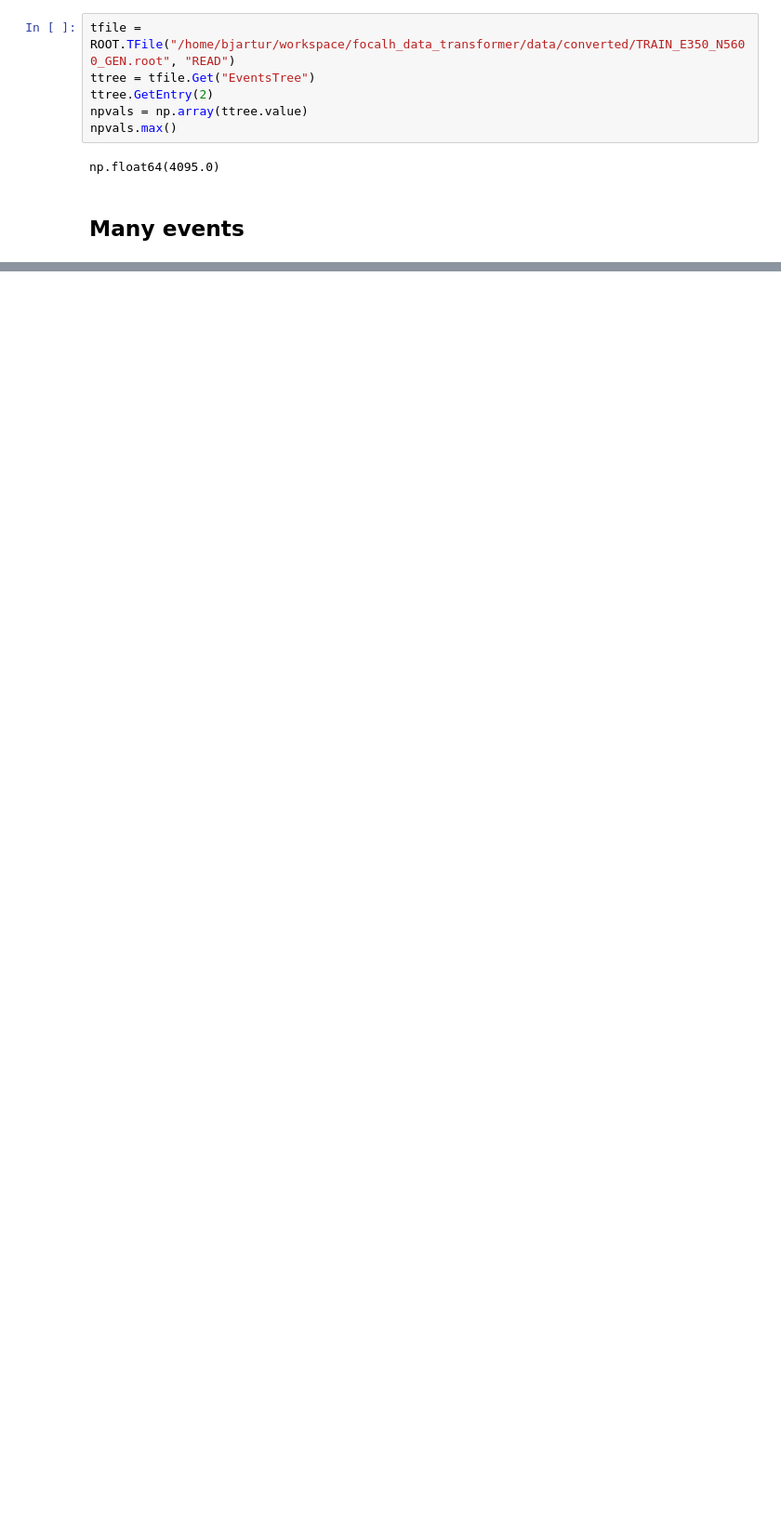
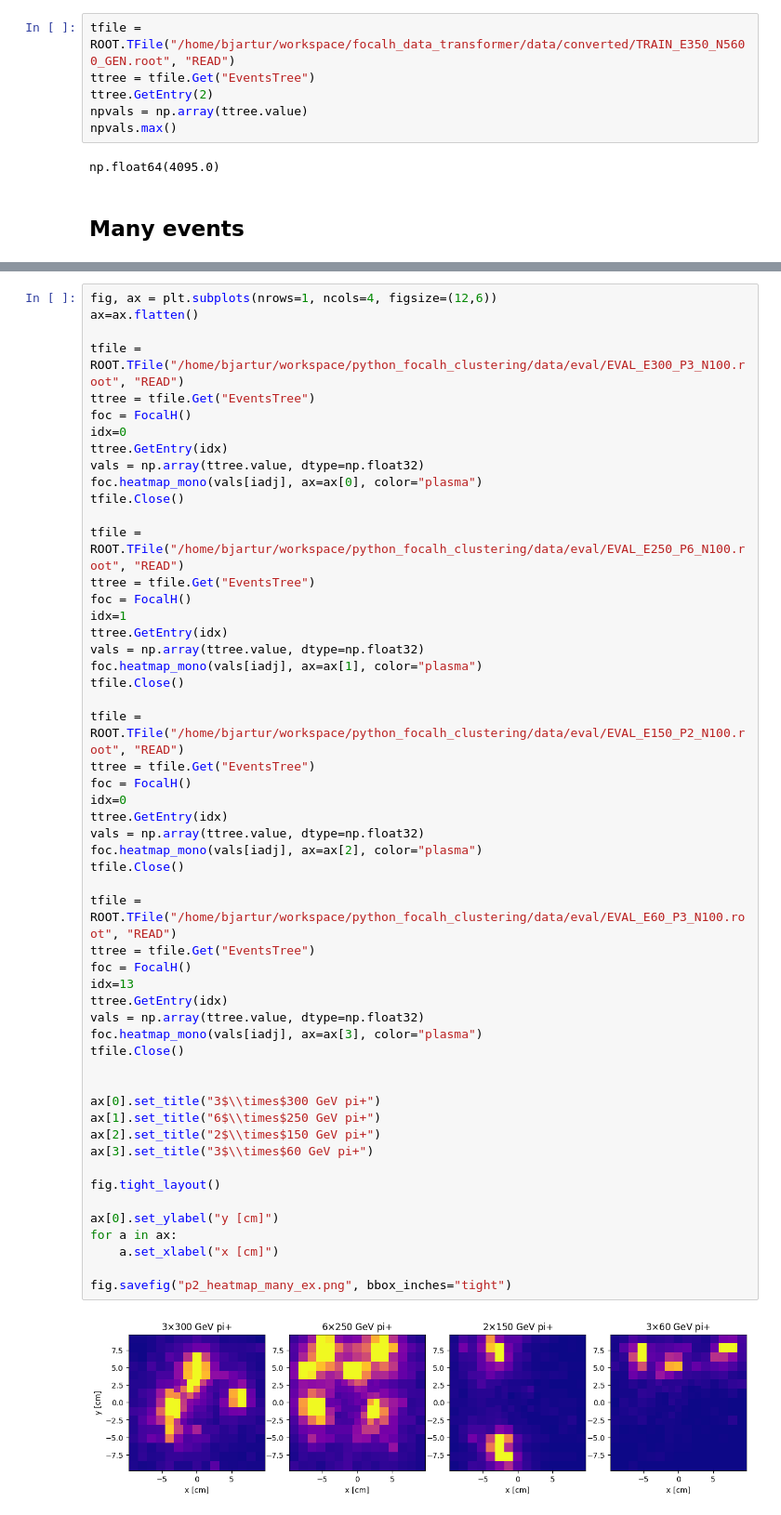
Before and after one commit to Bjartensen/python_focalh_clustering, a Jupyter notebook: notebooks/inspect.ipynb, the cells around one changed output, grey strips where cells are left out. Shown: that part at 93% size. Saved outputs shown, nothing was run; the diff lists cells and outputs as text; blank space fills up the shorter version.

```diff
--- a/notebooks/inspect.ipynb
+++ b/notebooks/inspect.ipynb
@@ -100,0 +143,55 @@ plot_many(filename)
+# %%
+fig, ax = plt.subplots(nrows=1, ncols=4, figsize=(12,6))
+ax=ax.flatten()
+
+tfile = ROOT.TFile("/home/bjartur/workspace/python_focalh_clustering/data/eval/EVAL_E300_P3_N100.root", "READ")
+ttree = tfile.Get("EventsTree")
+foc = FocalH()
+idx=0
+ttree.GetEntry(idx)
+vals = np.array(ttree.value, dtype=np.float32)
+foc.heatmap_mono(vals[iadj], ax=ax[0], color="plasma")
+tfile.Close()
+
+tfile = ROOT.TFile("/home/bjartur/workspace/python_focalh_clustering/data/eval/EVAL_E250_P6_N100.root", "READ")
+ttree = tfile.Get("EventsTree")
+foc = FocalH()
+idx=1
+ttree.GetEntry(idx)
+vals = np.array(ttree.value, dtype=np.float32)
+foc.heatmap_mono(vals[iadj], ax=ax[1], color="plasma")
+tfile.Close()
+
+tfile = ROOT.TFile("/home/bjartur/workspace/python_focalh_clustering/data/eval/EVAL_E150_P2_N100.root", "READ")
+ttree = tfile.Get("EventsTree")
+foc = FocalH()
+idx=0
+ttree.GetEntry(idx)
+vals = np.array(ttree.value, dtype=np.float32)
+foc.heatmap_mono(vals[iadj], ax=ax[2], color="plasma")
+tfile.Close()
+
+tfile = ROOT.TFile("/home/bjartur/workspace/python_focalh_clustering/data/eval/EVAL_E60_P3_N100.root", "READ")
+ttree = tfile.Get("EventsTree")
+foc = FocalH()
+idx=13
+ttree.GetEntry(idx)
+vals = np.array(ttree.value, dtype=np.float32)
+foc.heatmap_mono(vals[iadj], ax=ax[3], color="plasma")
+tfile.Close()
+
+
+ax[0].set_title("3$\\times$300 GeV pi+")
+ax[1].set_title("6$\\times$250 GeV pi+")
+ax[2].set_title("2$\\times$150 GeV pi+")
+ax[3].set_title("3$\\times$60 GeV pi+")
+
+fig.tight_layout()
+
+ax[0].set_ylabel("y [cm]")
+for a in ax:
+    a.set_xlabel("x [cm]")
+
+fig.savefig("p2_heatmap_many_ex.png", bbox_inches="tight")
+# %% [output]
+[figure, added]
```
Also changed, not shown: parts of 7 cells of this notebook, 42 other files.
